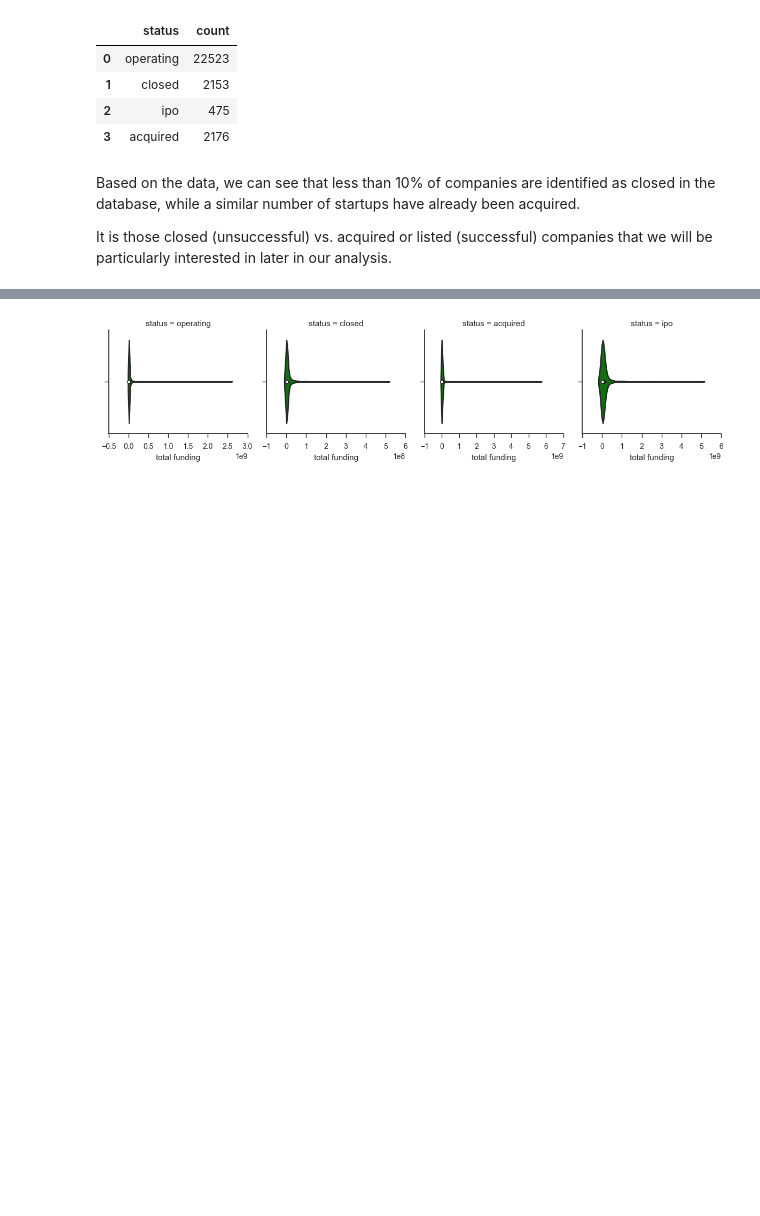
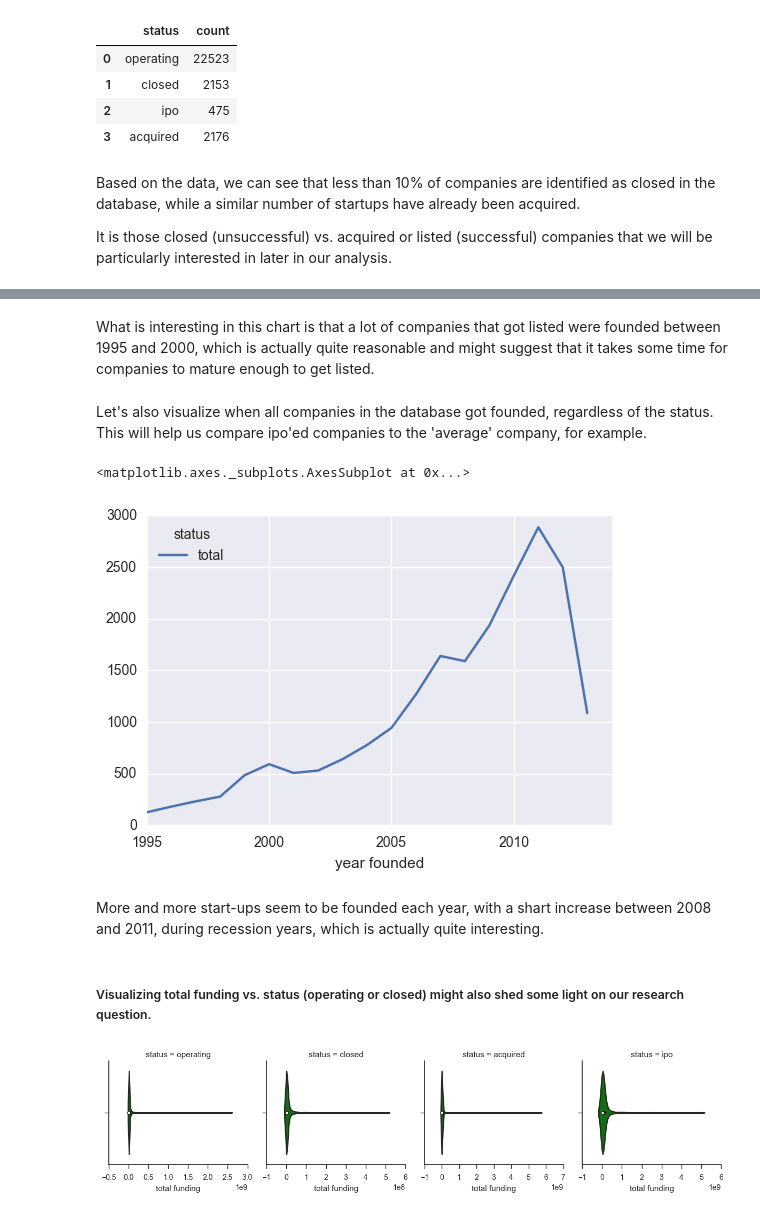
Before and after one commit to LVdatahub/Capstone-project----DS-Intensive-Springboard, a Jupyter notebook: Data story.ipynb, the cells around one changed output, grey strips where cells are left out. Saved outputs shown, nothing was run; the diff lists cells and outputs as text; code cells hidden in the pictures; blank space fills up the shorter version.

```diff
--- a/Data story.ipynb
+++ b/Data story.ipynb
@@ -170,3 +200,19 @@ Visualizing total funding and status (operating or closed) would also be interes
+# %% [markdown]
+What is interesting in this chart is that a lot of companies that got listed were founded between 1995 and 2000, which is actually quite reasonable and might suggest that it takes some time for companies to mature enough to get listed.
+# %% [markdown]
+Let's also visualize when all companies in the database got founded, regardless of the status. This will help us compare ipo'ed companies to the 'average' company, for example.
+# %%
+new_df['total'] = new_df['acquired'] + new_df['ipo'] + new_df['closed'] + new_df['operating']
+only_total = new_df.drop(['acquired', 'closed', 'ipo', 'operating'], 1)
+sb.set_style("darkgrid")
+only_total.plot(x = 'year founded')
+# %% [output]
+<matplotlib.axes._subplots.AxesSubplot at 0x...>
+[figure, added]
+# %% [markdown]
+More and more start-ups seem to be founded each year, with a shart increase between 2008 and 2011, during recession years, which is actually quite interesting.
+# %% [markdown]
+##### Visualizing total funding vs. status (operating or closed) might also shed some light on our research question.
 # %%
 total_funding = companies['funding_total_usd']
 status = companies['status']
```
Also changed, not shown: parts of 86 cells of this notebook.
